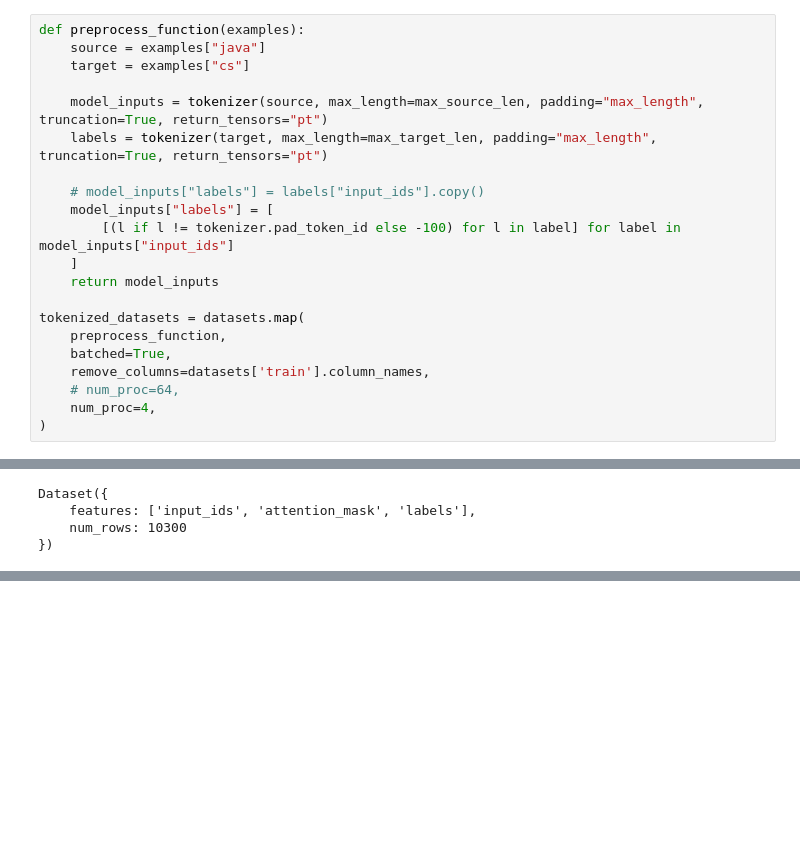
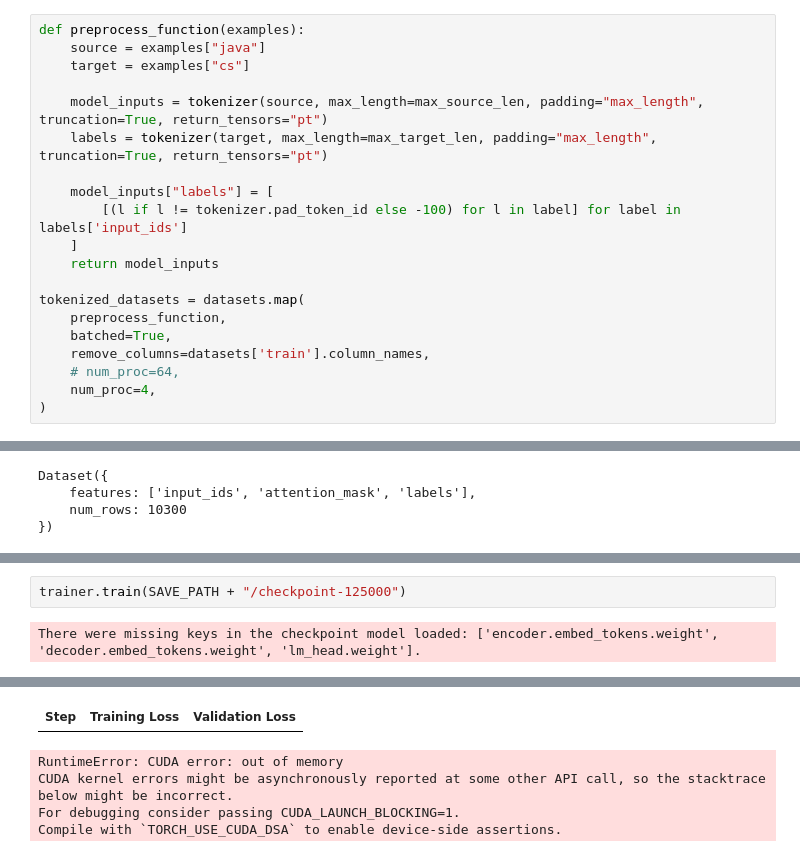
Before and after one commit to some-random-int/code-to-code, a Jupyter notebook: custom_transformer.ipynb, the cells around one changed output, grey strips where cells are left out. Saved outputs shown, nothing was run; the diff lists cells and outputs as text; blank space fills up the shorter version.

```diff
--- a/custom_transformer.ipynb
+++ b/custom_transformer.ipynb
@@ -36,9 +44,8 @@ def preprocess_function(examples):
     model_inputs = tokenizer(source, max_length=max_source_len, padding="max_length", truncation=True, return_tensors="pt")
     labels = tokenizer(target, max_length=max_target_len, padding="max_length", truncation=True, return_tensors="pt")
 
-    # model_inputs["labels"] = labels["input_ids"].copy()
     model_inputs["labels"] = [
-        [(l if l != tokenizer.pad_token_id else -100) for l in label] for label in model_inputs["input_ids"]
+        [(l if l != tokenizer.pad_token_id else -100) for l in label] for label in labels['input_ids']
     ]
     return model_inputs
 
@@ -146,0 +152,4 @@ Trainer is attempting to log a value of "[0.7424710102611162, 0.5736049447201184
+# %%
+trainer.train(SAVE_PATH + "/checkpoint-125000")
+# %% [output]
+There were missing keys in the checkpoint model loaded: ['encoder.embed_tokens.weight', 'decoder.embed_tokens.weight', 'lm_head.weight'].
@@ -146,0 +157,5 @@ Trainer is attempting to log a value of "[0.7424710102611162, 0.5736049447201184
+| Step | Training Loss | Validation Loss |
+RuntimeError: CUDA error: out of memory
+CUDA kernel errors might be asynchronously reported at some other API call, so the stacktrace below might be incorrect.
+For debugging consider passing CUDA_LAUNCH_BLOCKING=1.
+Compile with `TORCH_USE_CUDA_DSA` to enable device-side assertions.
```
Also changed, not shown: parts of 16 cells of this notebook, 2 other files.
